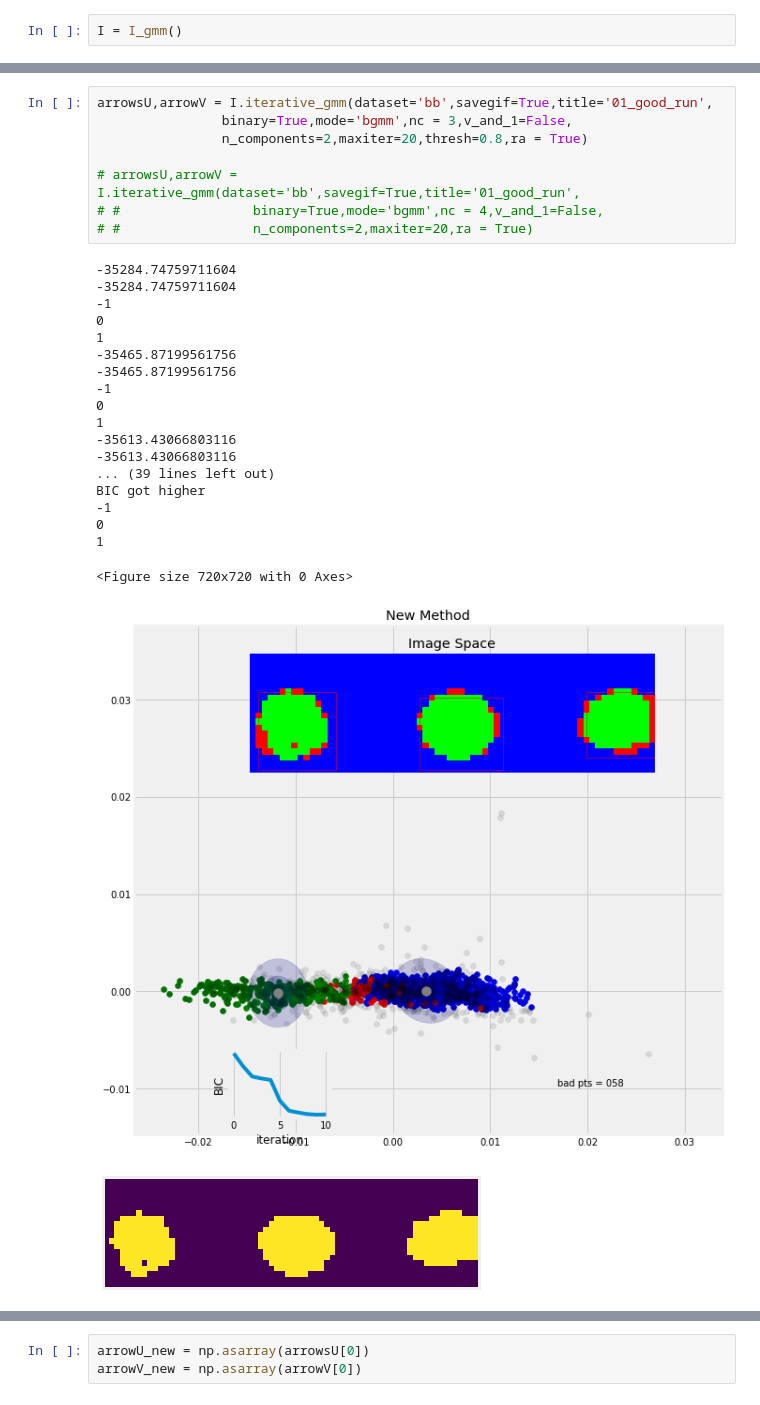
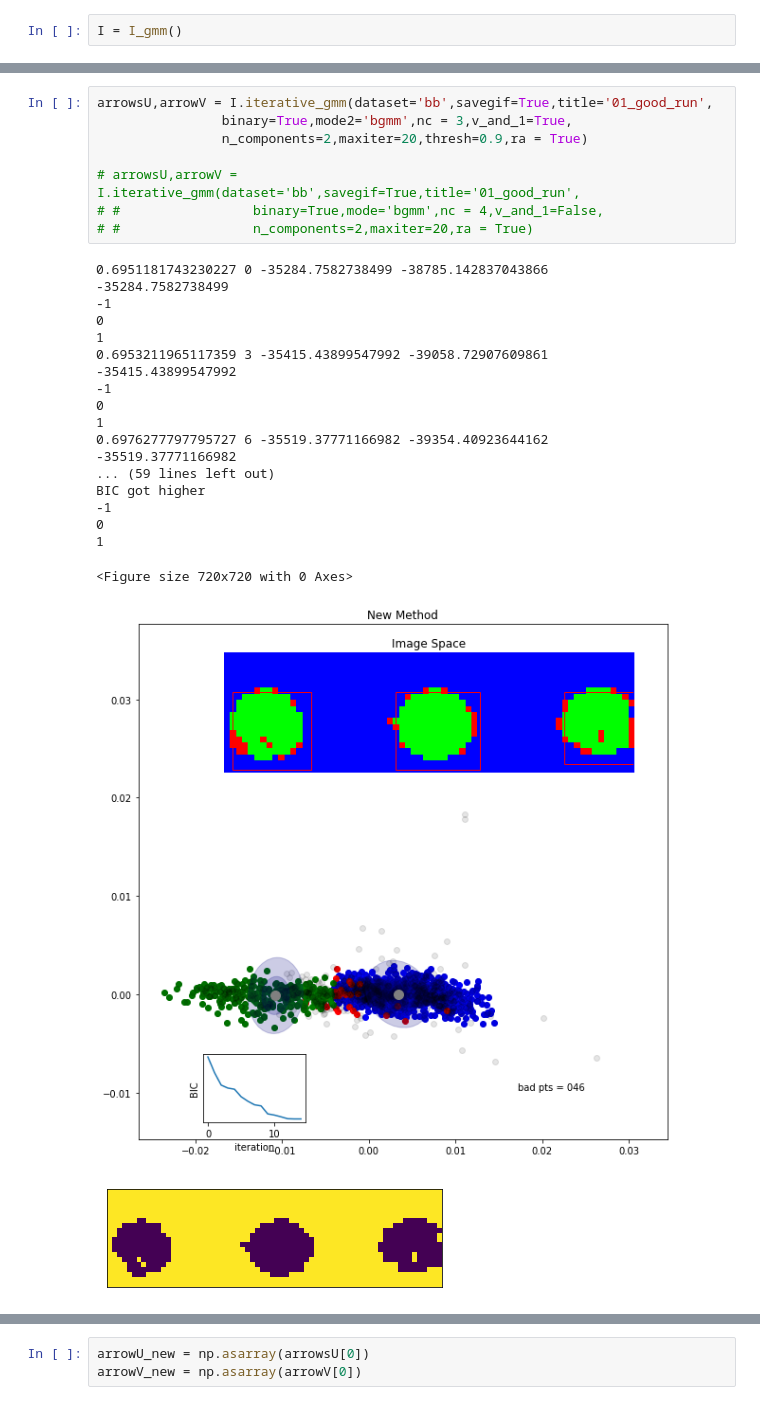
Before and after one commit to jerichooconnell/hdbscan, a Jupyter notebook: notebooks/plot_mahalanobis_distances.ipynb, the cells around one changed output, grey strips where cells are left out. Drawn from its saved outputs; the diff is of its cells as text.

Commit message:
adding work on the figures for the paper

```diff
--- a/notebooks/plot_mahalanobis_distances.ipynb
+++ b/notebooks/plot_mahalanobis_distances.ipynb
@@ -66,29 +90,29 @@ I = I_gmm()
 # %%
 arrowsU,arrowV = I.iterative_gmm(dataset='bb',savegif=True,title='01_good_run',
-                binary=True,mode='bgmm',nc = 3,v_and_1=False,
-                n_components=2,maxiter=20,thresh=0.8,ra = True)
+                binary=True,mode2='bgmm',nc = 3,v_and_1=True,
+                n_components=2,maxiter=20,thresh=0.9,ra = True)
 
 # arrowsU,arrowV = I.iterative_gmm(dataset='bb',savegif=True,title='01_good_run',
 # #                 binary=True,mode='bgmm',nc = 4,v_and_1=False,
 # #                 n_components=2,maxiter=20,ra = True)
 # %% [output]
--35284.74759711604
--35284.74759711604
+0.6951181743230227 0 -35284.7582738499 -38785.142837043866
+-35284.7582738499
 -1
 0
 1
--35465.87199561756
--35465.87199561756
+0.6953211965117359 3 -35415.43899547992 -39058.72907609861
+-35415.43899547992
 -1
 0
 1
--35613.43066803116
--35613.43066803116
-... (39 lines left out)
+0.6976277797795727 6 -35519.37771166982 -39354.40923644162
+-35519.37771166982
+... (59 lines left out)
 BIC got higher
 -1
 0
 1
 <Figure size 720x720 with 0 Axes>
-[figure, old version]
+[figure, new version]
-[figure, old version]
+[figure, new version]
```
Also changed, not shown: parts of 3 cells of this notebook, 17 other files.
